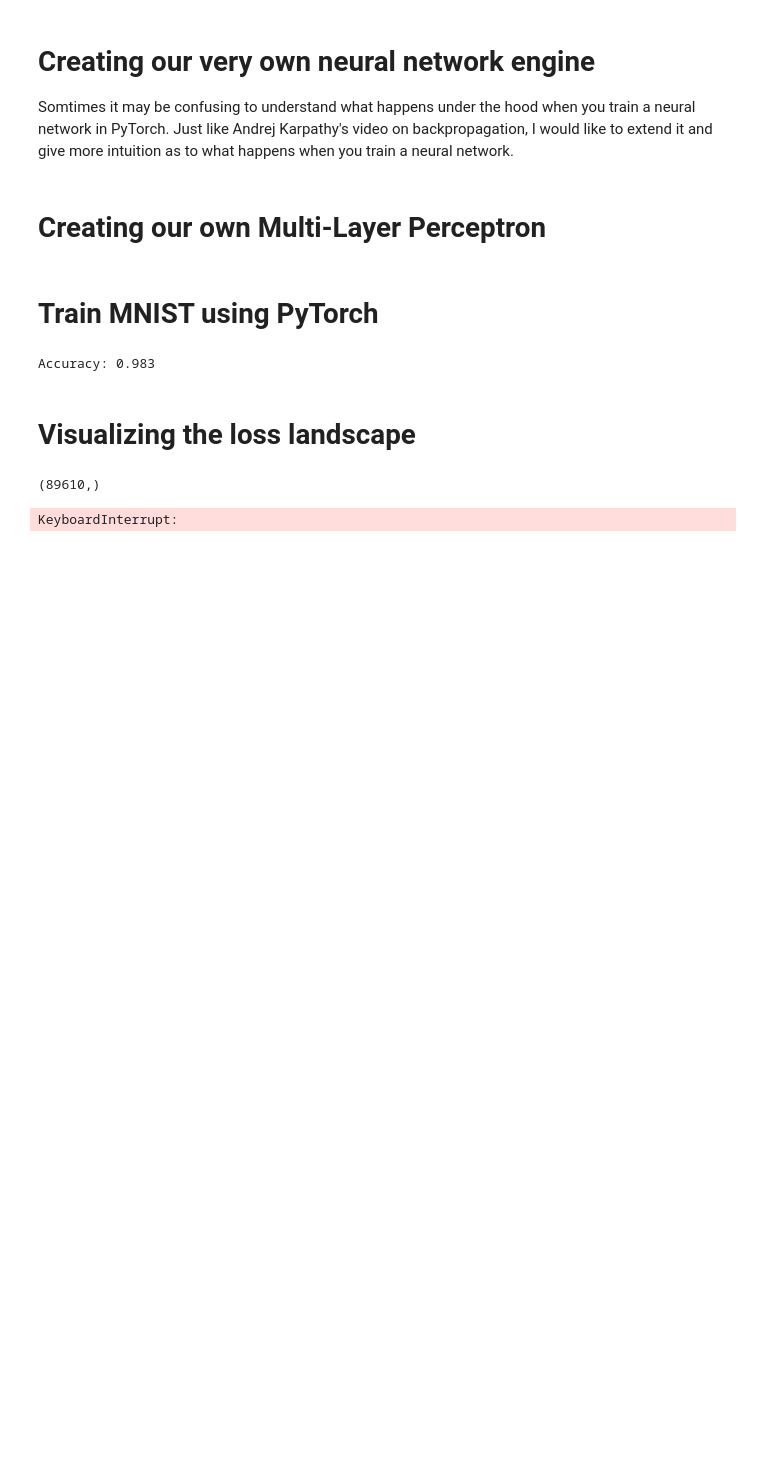
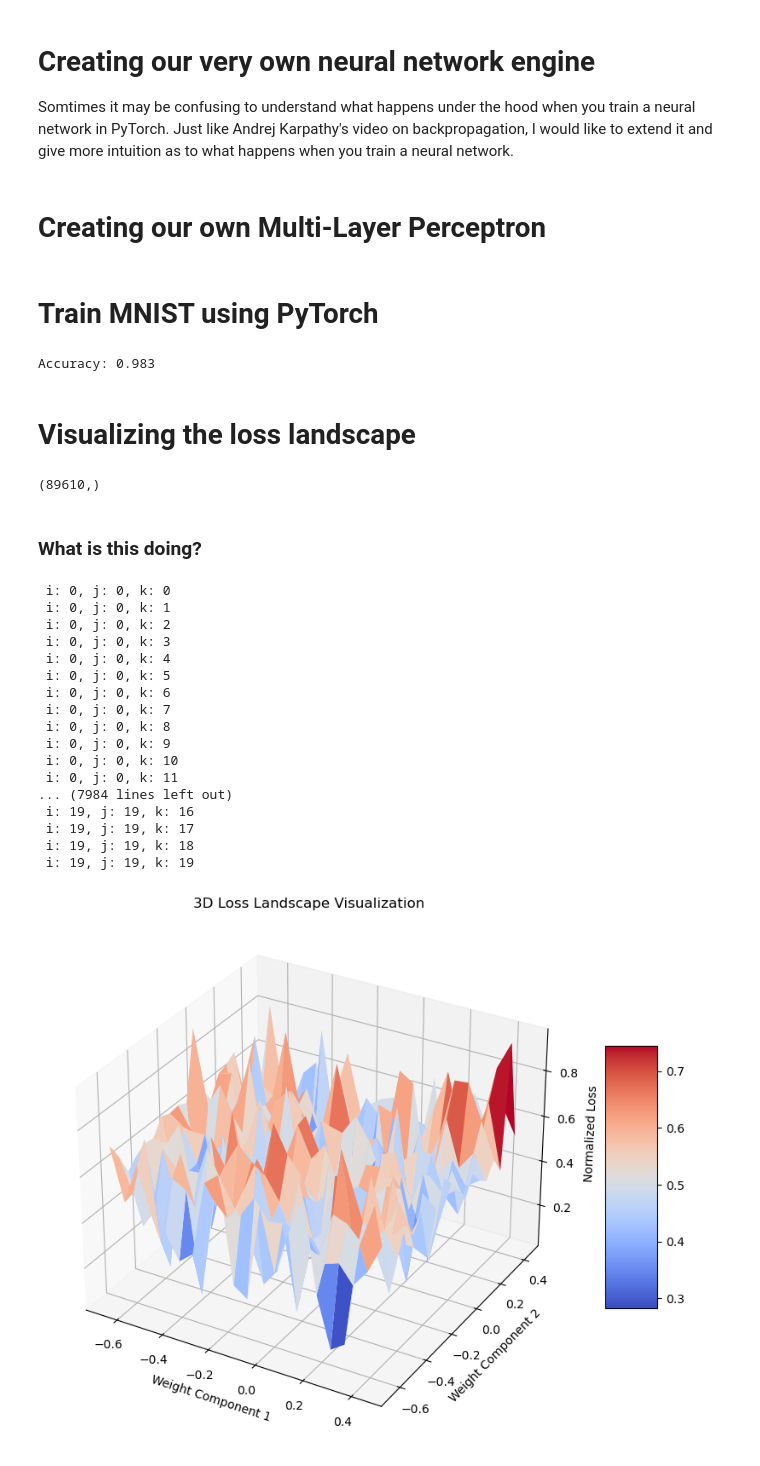
Before and after one commit to ambroseling/Laymanz-ML, a Jupyter notebook: Laymanz_Notebook_Neural_Networks.ipynb, the cells around one changed output. Drawn from its saved outputs; the diff is of its cells as text; code cells hidden in the pictures; blank space fills up the shorter version.

```diff
--- a/Laymanz_Notebook_Neural_Networks.ipynb
+++ b/Laymanz_Notebook_Neural_Networks.ipynb
@@ -847,3 +849,5 @@ z_min, z_max = weights.min(), weights.max()
 xx, yy, zz = np.meshgrid(np.linspace(x_min, x_max, grid_resolution),
                          np.linspace(y_min, y_max, grid_resolution),
                          np.linspace(z_min, z_max, grid_resolution))
+# %% [markdown]
+### What is this doing?
@@ -850,52 +881,57 @@ xx, yy, zz = np.meshgrid(np.linspace(x_min, x_max, grid_resolution),
+# %%
+# Create a grid in the PCA space
+grid_resolution = 20
+x_min, x_max = param_vectors_3d[:, 0].min(), param_vectors_3d[:, 0].max()
+y_min, y_max = param_vectors_3d[:, 1].min(), param_vectors_3d[:, 1].max()
+z_min, z_max = param_vectors_3d[:, 2].min(), param_vectors_3d[:, 2].max()
+xx, yy, zz = np.meshgrid(np.linspace(x_min, x_max, grid_resolution),
+                         np.linspace(y_min, y_max, grid_resolution),
+                         np.linspace(z_min, z_max, grid_resolution))
 # %%
-import matplotlib.pyplot as plt
-
-# Evaluate loss at each grid point
-# Evaluate loss at each grid point
-loss_values = np.zeros(xx.shape)
+loss_values = np.zeros((grid_resolution, grid_resolution, grid_resolution))
 model.eval().cpu()
 
 with torch.no_grad():
     for i in range(grid_resolution):
         for j in range(grid_resolution):
             for k in range(grid_resolution):
-                # Set weights to current grid point
+                # Map grid point to original parameter space
+                grid_point = np.array([xx[i, j, k], yy[i, j, k], zz[i, j, k]])
+                param_vector_mapped = pca.inverse_transform(grid_point)
+
                 idx = 0
                 for param in model.parameters():
-                    param_data = param.data.view(-1).cpu().numpy()
-                    num_params = param_data.size
-
-                    if idx + num_params <= xx[i, j, k].size:
-                        param_data[:] = xx[i, j, k][idx:idx+num_params]
+                    num_params = param.data.view(-1).size(0)
+                    param.data.view(-1).copy_(torch.tensor(param_vector_mapped[idx:idx + num_params]))
                     idx += num_params
 
                 # Evaluate loss on a batch of data
                 total_loss = 0
                 for data, target in train_dataloader:
                     output = model(data)
                     loss = F.cross_entropy(output, target, reduction='sum').item()
                     total_loss += loss
 
                 loss_values[i, j, k] = total_loss / len(train_dataloader.dataset)
-
-# Plot the loss landscape in 3D
-fig = plt.figure(figsize=(10, 8))
-ax = fig.add_subplot(111, projection='3d')
-
-# Normalize the loss values for better visualization
-norm_loss_values = (loss_values - np.min(loss_values)) / (np.max(loss_values) - np.min(loss_values))
-
-# Plot the surface
-surf = ax.plot_surface(xx[:, :, 0], yy[:, :, 0], norm_loss_values[:, :, 0], cmap=plt.cm.coolwarm, edgecolor='none')
-ax.set_title('3D Loss Landscape Visualization')
-ax.set_xlabel('Weight Component 1')
-ax.set_ylabel('Weight Component 2')
-ax.set_zlabel('Normalized Loss')
-fig.colorbar(surf, shrink=0.5, aspect=5)
-
-plt.show()
 # %% [output]
-KeyboardInterrupt:
+ i: 0, j: 0, k: 0
+ i: 0, j: 0, k: 1
+ i: 0, j: 0, k: 2
+ i: 0, j: 0, k: 3
+ i: 0, j: 0, k: 4
+ i: 0, j: 0, k: 5
+ i: 0, j: 0, k: 6
+ i: 0, j: 0, k: 7
+ i: 0, j: 0, k: 8
+ i: 0, j: 0, k: 9
+ i: 0, j: 0, k: 10
+ i: 0, j: 0, k: 11
+... (7984 lines left out)
+ i: 19, j: 19, k: 16
+ i: 19, j: 19, k: 17
+ i: 19, j: 19, k: 18
+ i: 19, j: 19, k: 19
+[figure, added]
 # %%
 # Plot the loss landscape in 3D
 fig = plt.figure(figsize=(10, 8))
```
Also changed, not shown: parts of 3 cells of this notebook, 4 other files.
